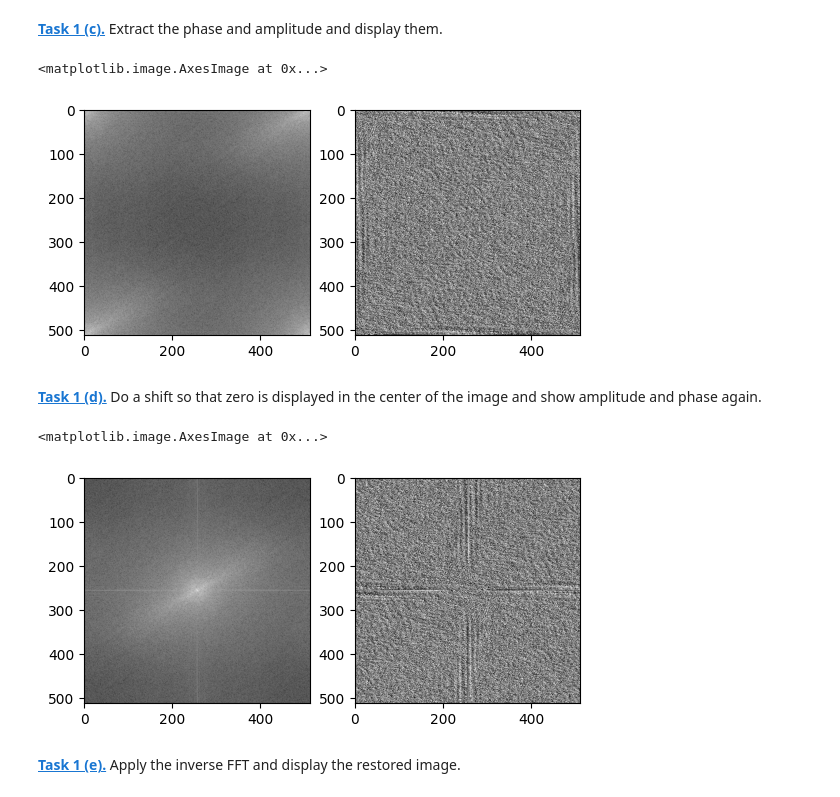
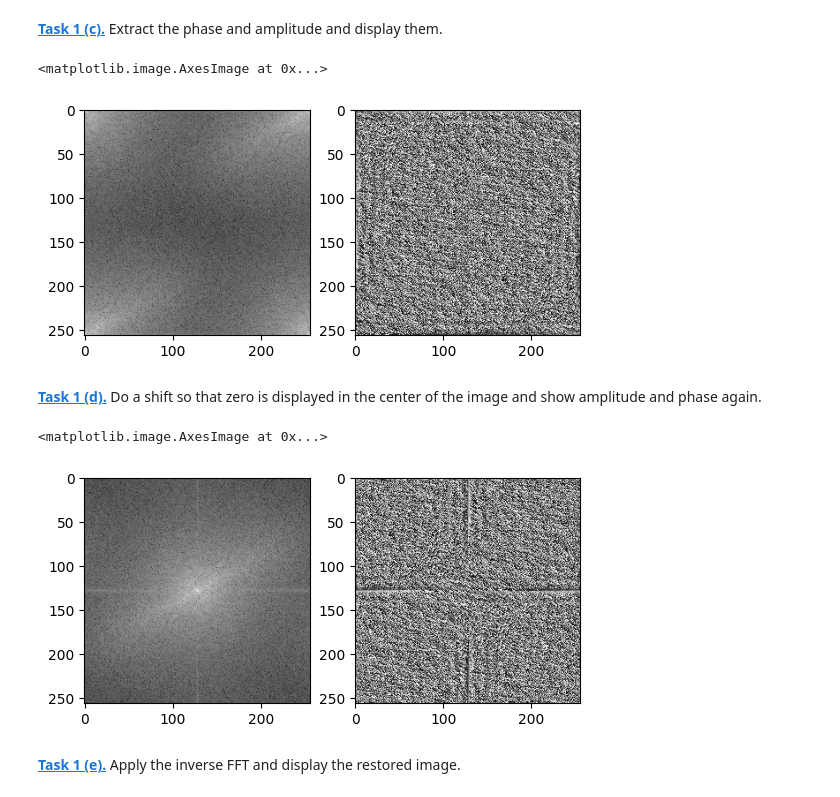
Before and after one commit to DavidDulkies31/mobi-fs5-python, a Jupyter notebook: fourier.ipynb, the cells around one changed output. Cells and saved outputs as stored; diff of their text form; code cells hidden in the pictures.

```diff
--- a/fourier.ipynb
+++ b/fourier.ipynb
@@ -9,6 +9,7 @@ from skimage.transform import resize
 **[Task 1 (a).]()** Load the first image, resize it to (256, 256) and display it.
 # %%
 cell_img = plt.imread('data/cells.png')
+cell_img = resize(cell_img, (256, 256))
 plt.imshow(cell_img, cmap='gray')
 # %% [output]
 <matplotlib.image.AxesImage at 0x...>
@@ -23,32 +24,32 @@ dtype('complex128')
 # %% [markdown]
 **[Task 1 (c).]()** Extract the phase and amplitude and display them.
 # %%
-amplitude = np.abs(cell_ft)
-phase = np.angle(cell_ft)
+cell_amplitude = np.abs(cell_ft)
+cell_phase = np.angle(cell_ft)
 # %%
 plt.figure()
 plt.subplot(1, 2, 1)
-plt.imshow(np.log(amplitude), 'gray')
+plt.imshow(np.log(cell_amplitude), 'gray')
 plt.subplot(1, 2, 2)
-plt.imshow(phase, 'gray')
+plt.imshow(cell_phase, 'gray')
 # %% [output]
 <matplotlib.image.AxesImage at 0x...>
-[figure, old version]
+[figure, new version]
 # %% [markdown]
 **[Task 1 (d).]()** Do a shift so that zero is displayed in the center of the image and show amplitude and phase again.
 # %%
 np.fft.fftshift(cell_ft)
-shifted_amplitude = np.fft.fftshift(amplitude)
-shifted_phase = np.fft.fftshift(phase)
+cell_shifted_amplitude = np.fft.fftshift(cell_amplitude)
+cell_shifted_phase = np.fft.fftshift(cell_phase)
 
 plt.figure()
 plt.subplot(1, 2, 1)
-plt.imshow(np.log(shifted_amplitude), 'gray')
+plt.imshow(np.log(cell_shifted_amplitude), 'gray')
 plt.subplot(1, 2, 2)
-plt.imshow(shifted_phase, 'gray')
+plt.imshow(cell_shifted_phase, 'gray')
 # %% [output]
 <matplotlib.image.AxesImage at 0x...>
-[figure, old version]
+[figure, new version]
 # %% [markdown]
 **[Task 1 (e).]()** Apply the inverse FFT and display the restored image.
 # %%
```
Also changed, not shown: parts of 6 cells of this notebook.
